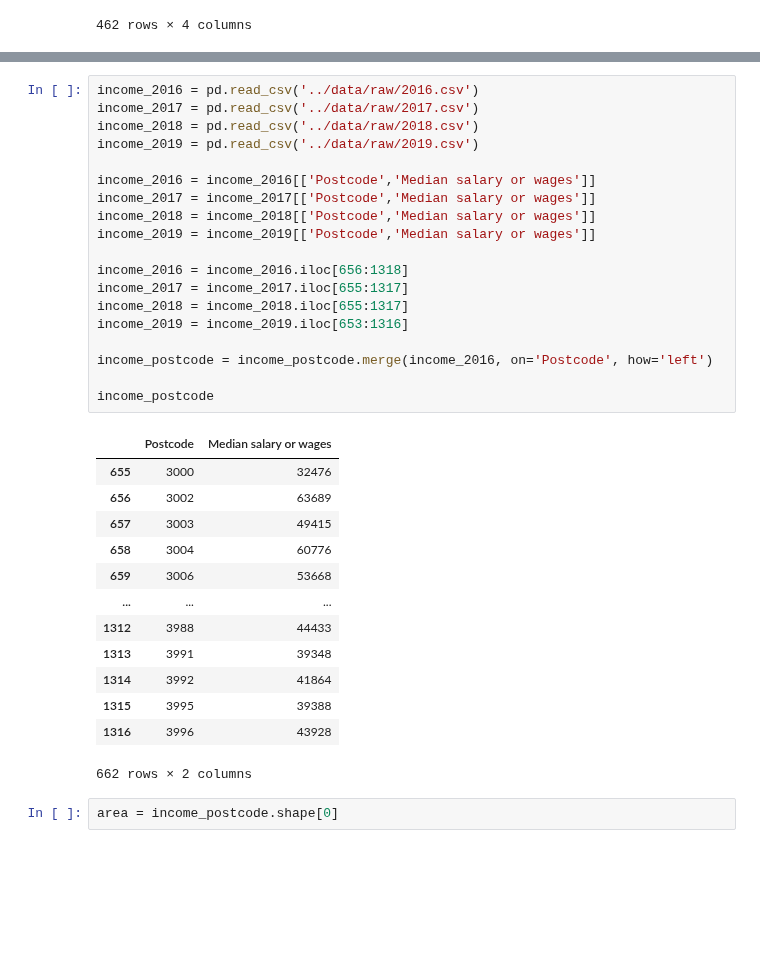
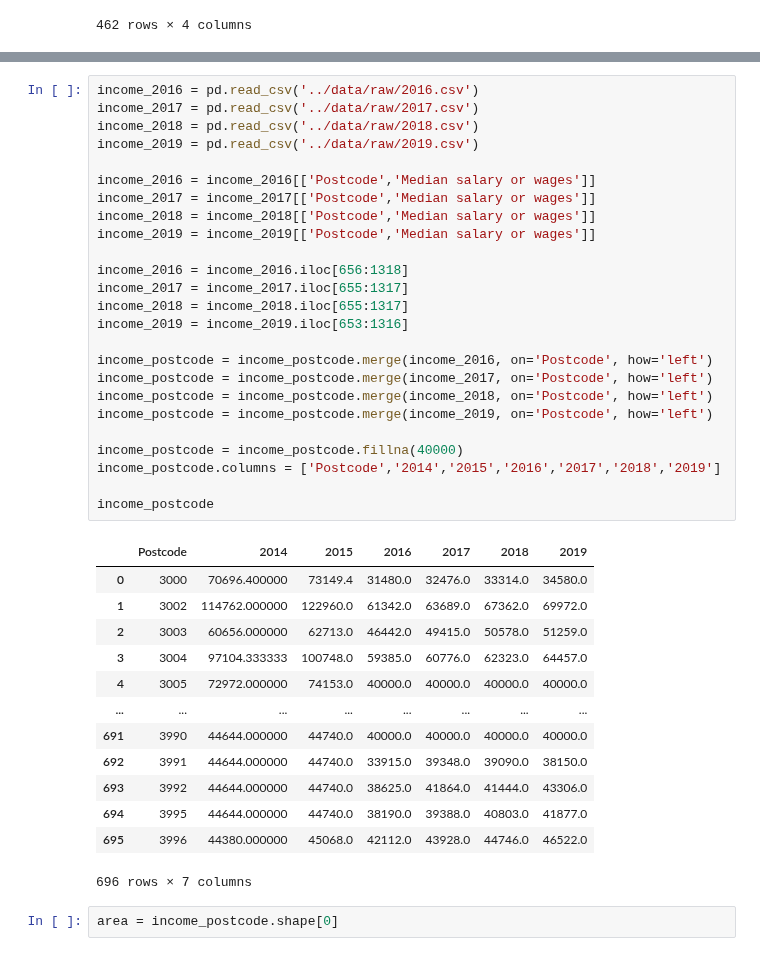
Before and after one commit to MAST30034-Applied-Data-Science/generic-real-estate-consulting-project-group50, a Jupyter notebook: draft works/predict_income.ipynb, the cells around one changed output, grey strips where cells are left out. Cells and saved outputs as stored; diff of their text form; blank space fills up the shorter version.

```diff
--- a/draft works/predict_income.ipynb
+++ b/draft works/predict_income.ipynb
@@ -60,36 +60,42 @@ income_postcode
 # %%
 income_2016 = pd.read_csv('../data/raw/2016.csv')
 income_2017 = pd.read_csv('../data/raw/2017.csv')
 income_2018 = pd.read_csv('../data/raw/2018.csv')
 income_2019 = pd.read_csv('../data/raw/2019.csv')
 
 income_2016 = income_2016[['Postcode','Median salary or wages']]
 income_2017 = income_2017[['Postcode','Median salary or wages']]
 income_2018 = income_2018[['Postcode','Median salary or wages']]
 income_2019 = income_2019[['Postcode','Median salary or wages']]
 
 income_2016 = income_2016.iloc[656:1318]
 income_2017 = income_2017.iloc[655:1317]
 income_2018 = income_2018.iloc[655:1317]
 income_2019 = income_2019.iloc[653:1316]
 
 income_postcode = income_postcode.merge(income_2016, on='Postcode', how='left')
+income_postcode = income_postcode.merge(income_2017, on='Postcode', how='left')
+income_postcode = income_postcode.merge(income_2018, on='Postcode', how='left')
+income_postcode = income_postcode.merge(income_2019, on='Postcode', how='left')
+
+income_postcode = income_postcode.fillna(40000)
+income_postcode.columns = ['Postcode','2014','2015','2016','2017','2018','2019']
 
 income_postcode
 # %% [output]
-|  | Postcode | Median salary or wages |
-| 655 | 3000 | 32476 |
-| 656 | 3002 | 63689 |
-| 657 | 3003 | 49415 |
-| 658 | 3004 | 60776 |
-| 659 | 3006 | 53668 |
-| ... | ... | ... |
-| 1312 | 3988 | 44433 |
-| 1313 | 3991 | 39348 |
-| 1314 | 3992 | 41864 |
-| 1315 | 3995 | 39388 |
-| 1316 | 3996 | 43928 |
+|  | Postcode | 2014 | 2015 | 2016 | 2017 | 2018 | 2019 |
+| 0 | 3000 | 70696.400000 | 73149.4 | 31480.0 | 32476.0 | 33314.0 | 34580.0 |
+| 1 | 3002 | 114762.000000 | 122960.0 | 61342.0 | 63689.0 | 67362.0 | 69972.0 |
+| 2 | 3003 | 60656.000000 | 62713.0 | 46442.0 | 49415.0 | 50578.0 | 51259.0 |
+| 3 | 3004 | 97104.333333 | 100748.0 | 59385.0 | 60776.0 | 62323.0 | 64457.0 |
+| 4 | 3005 | 72972.000000 | 74153.0 | 40000.0 | 40000.0 | 40000.0 | 40000.0 |
+| ... | ... | ... | ... | ... | ... | ... | ... |
+| 691 | 3990 | 44644.000000 | 44740.0 | 40000.0 | 40000.0 | 40000.0 | 40000.0 |
+| 692 | 3991 | 44644.000000 | 44740.0 | 33915.0 | 39348.0 | 39090.0 | 38150.0 |
+| 693 | 3992 | 44644.000000 | 44740.0 | 38625.0 | 41864.0 | 41444.0 | 43306.0 |
+| 694 | 3995 | 44644.000000 | 44740.0 | 38190.0 | 39388.0 | 40803.0 | 41877.0 |
+| 695 | 3996 | 44380.000000 | 45068.0 | 42112.0 | 43928.0 | 44746.0 | 46522.0 |
-662 rows × 2 columns
+696 rows × 7 columns
 # %%
 area = income_postcode.shape[0]
 # %%
```
Also changed, not shown: parts of 4 cells of this notebook.
